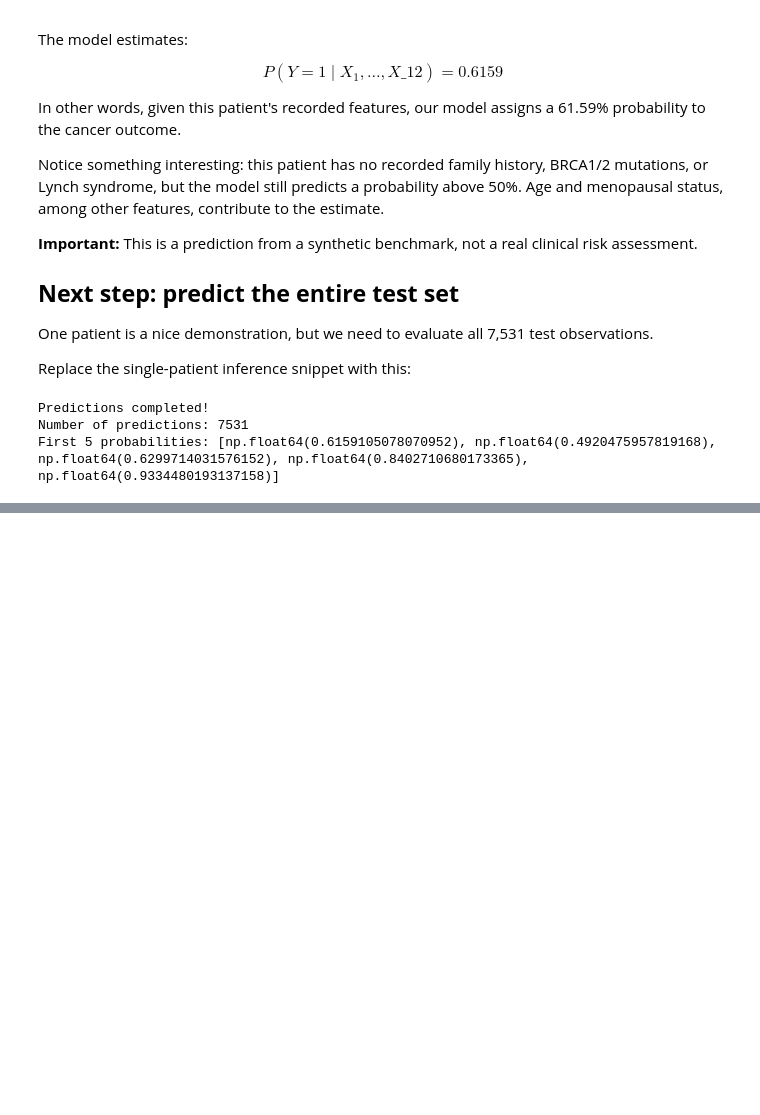
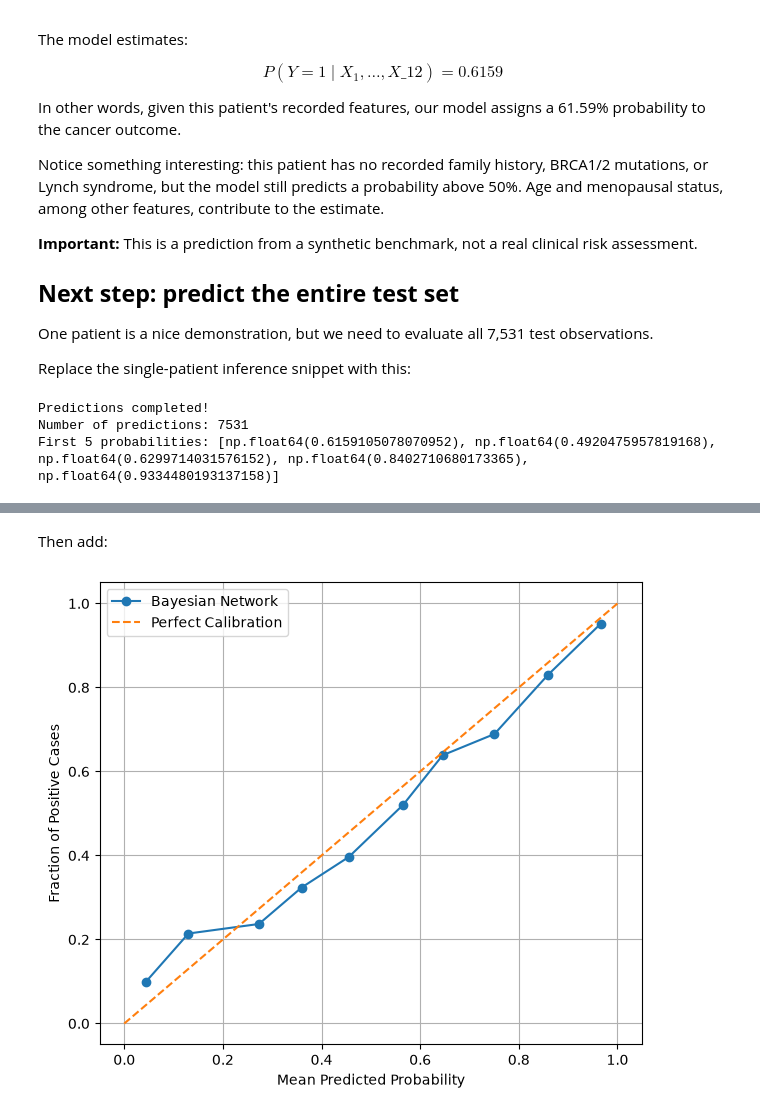
Before and after one commit to jerrylimee/cs-4710-project-final, a Jupyter notebook: main.ipynb, the cells around one changed output, grey strips where cells are left out. Saved outputs shown, nothing was run; the diff lists cells and outputs as text; code cells hidden in the pictures; blank space fills up the shorter version.

```diff
--- a/main.ipynb
+++ b/main.ipynb
@@ -607,0 +695,21 @@ First 5 probabilities: [np.float64(0.6159105078070952), np.float64(0.49204759578
+# %% [markdown]
+Then add:
+# %%
+fraction_positive, mean_predicted = calibration_curve(
+    y_test.astype(int),
+    y_pred_proba,
+    n_bins=10,
+    strategy="uniform"
+)
+
+plt.figure(figsize=(7, 6))
+plt.plot(mean_predicted, fraction_positive, marker="o", label="Bayesian Network")
+plt.plot([0, 1], [0, 1], linestyle="--", label="Perfect Calibration")
+plt.xlabel("Mean Predicted Probability")
+plt.ylabel("Fraction of Positive Cases")
+plt.legend()
+plt.grid(True)
+plt.savefig("bayesian_network_calibration.png", dpi=300)
+plt.show()
+# %% [output]
+[figure, added]
```
Also changed, not shown: parts of 8 cells of this notebook, 1 other file.
